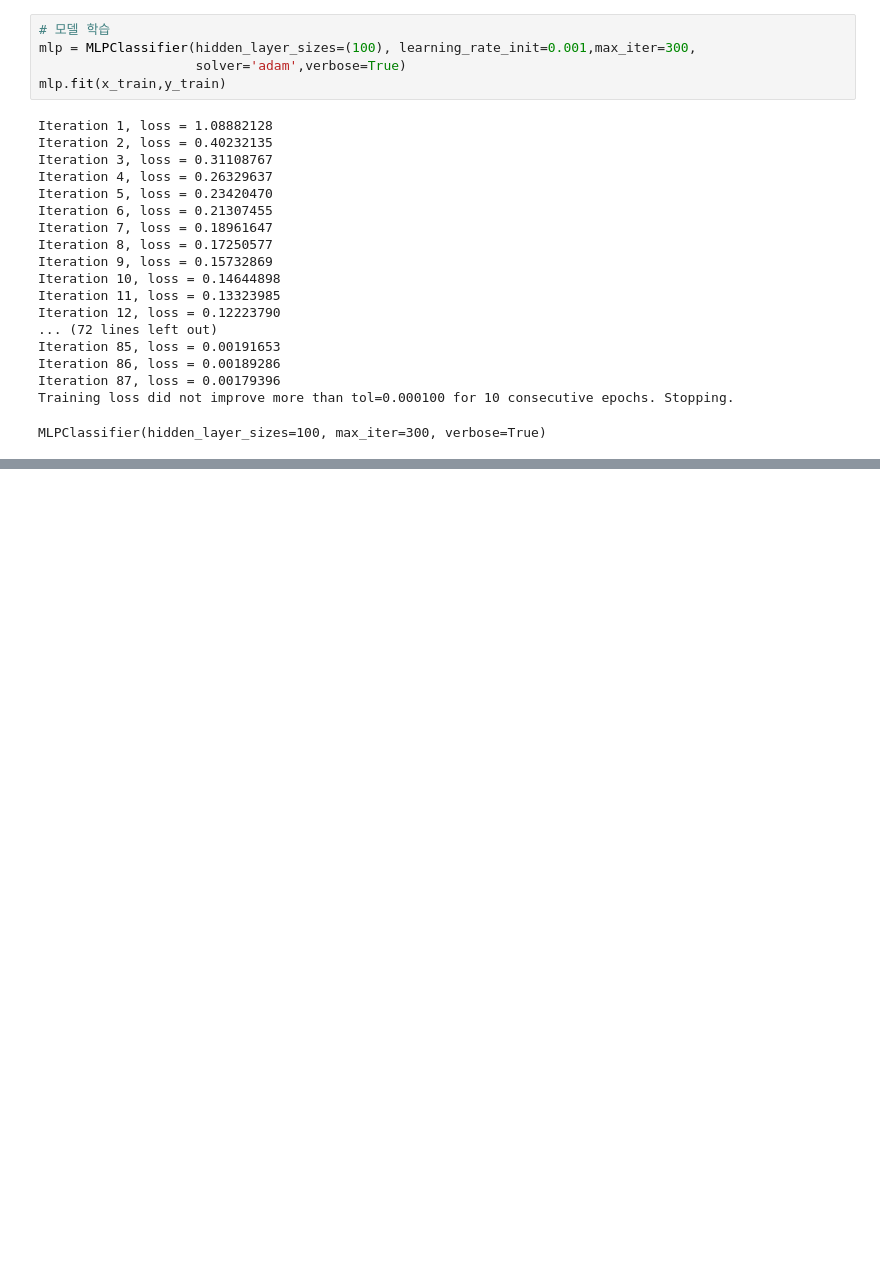
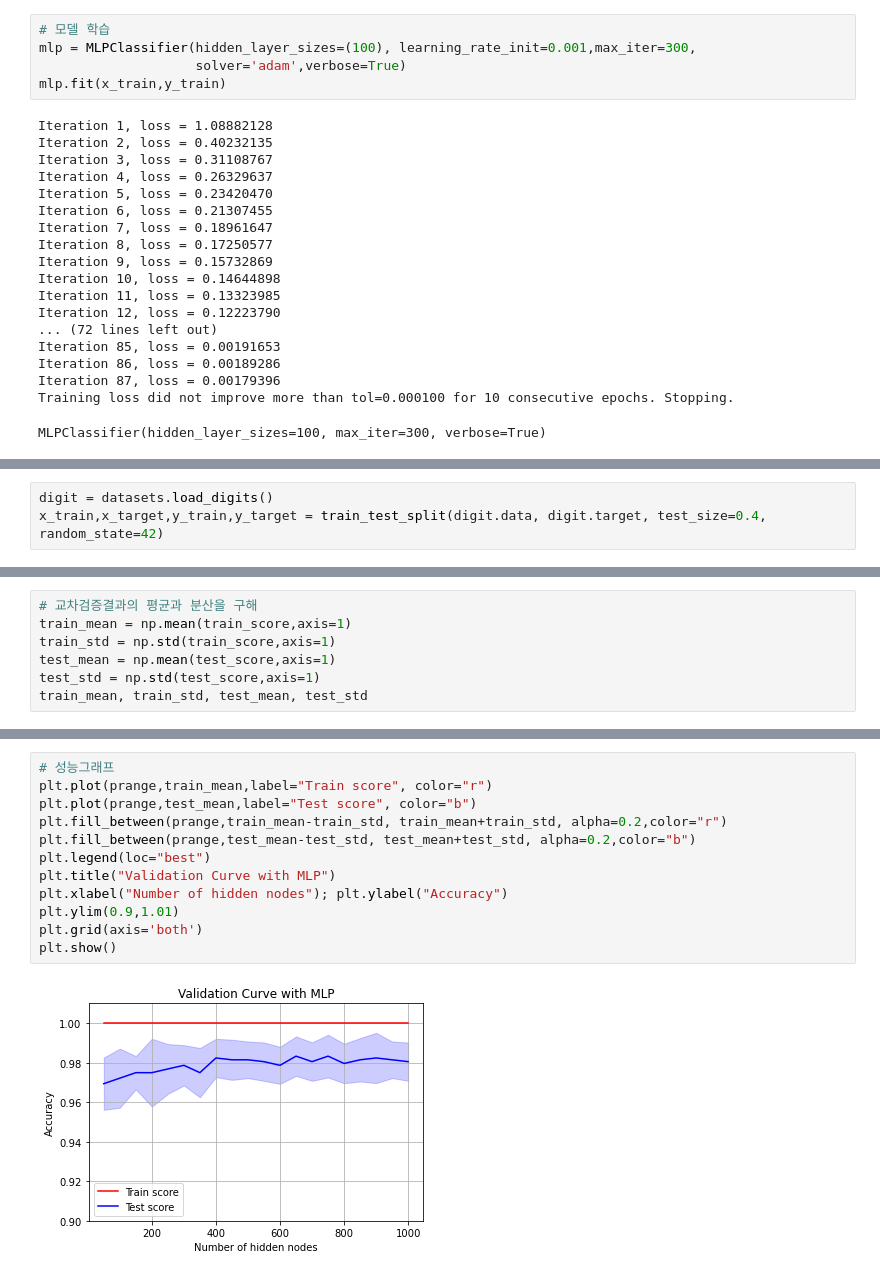
Before and after one commit to bigdataleeky/python, a Jupyter notebook: 20220415/20220415.ipynb, the cells around one changed output, grey strips where cells are left out. Saved outputs shown, nothing was run; the diff lists cells and outputs as text; blank space fills up the shorter version.

```diff
--- a/20220415/20220415.ipynb
+++ b/20220415/20220415.ipynb
@@ -478,0 +467,3 @@ print("하이퍼 매개변수 최적화에 걸린시간은, ", end-start, "초
+# %%
+digit = datasets.load_digits()
+x_train,x_target,y_train,y_target = train_test_split(digit.data, digit.target, test_size=0.4, random_state=42)
@@ -478,0 +492,7 @@ print("하이퍼 매개변수 최적화에 걸린시간은, ", end-start, "초
+# %%
+# 교차검증결과의 평균과 분산을 구해
+train_mean = np.mean(train_score,axis=1)
+train_std = np.std(train_score,axis=1)
+test_mean = np.mean(test_score,axis=1)
+test_std = np.std(test_score,axis=1)
+train_mean, train_std, test_mean, test_std
@@ -478,0 +512,14 @@ print("하이퍼 매개변수 최적화에 걸린시간은, ", end-start, "초
+# %%
+# 성능그래프
+plt.plot(prange,train_mean,label="Train score", color="r")
+plt.plot(prange,test_mean,label="Test score", color="b")
+plt.fill_between(prange,train_mean-train_std, train_mean+train_std, alpha=0.2,color="r")
+plt.fill_between(prange,test_mean-test_std, test_mean+test_std, alpha=0.2,color="b")
+plt.legend(loc="best")
+plt.title("Validation Curve with MLP")
+plt.xlabel("Number of hidden nodes"); plt.ylabel("Accuracy")
+plt.ylim(0.9,1.01)
+plt.grid(axis='both')
+plt.show()
+# %% [output]
+[figure, added]
```
Also changed, not shown: parts of 35 cells of this notebook.
